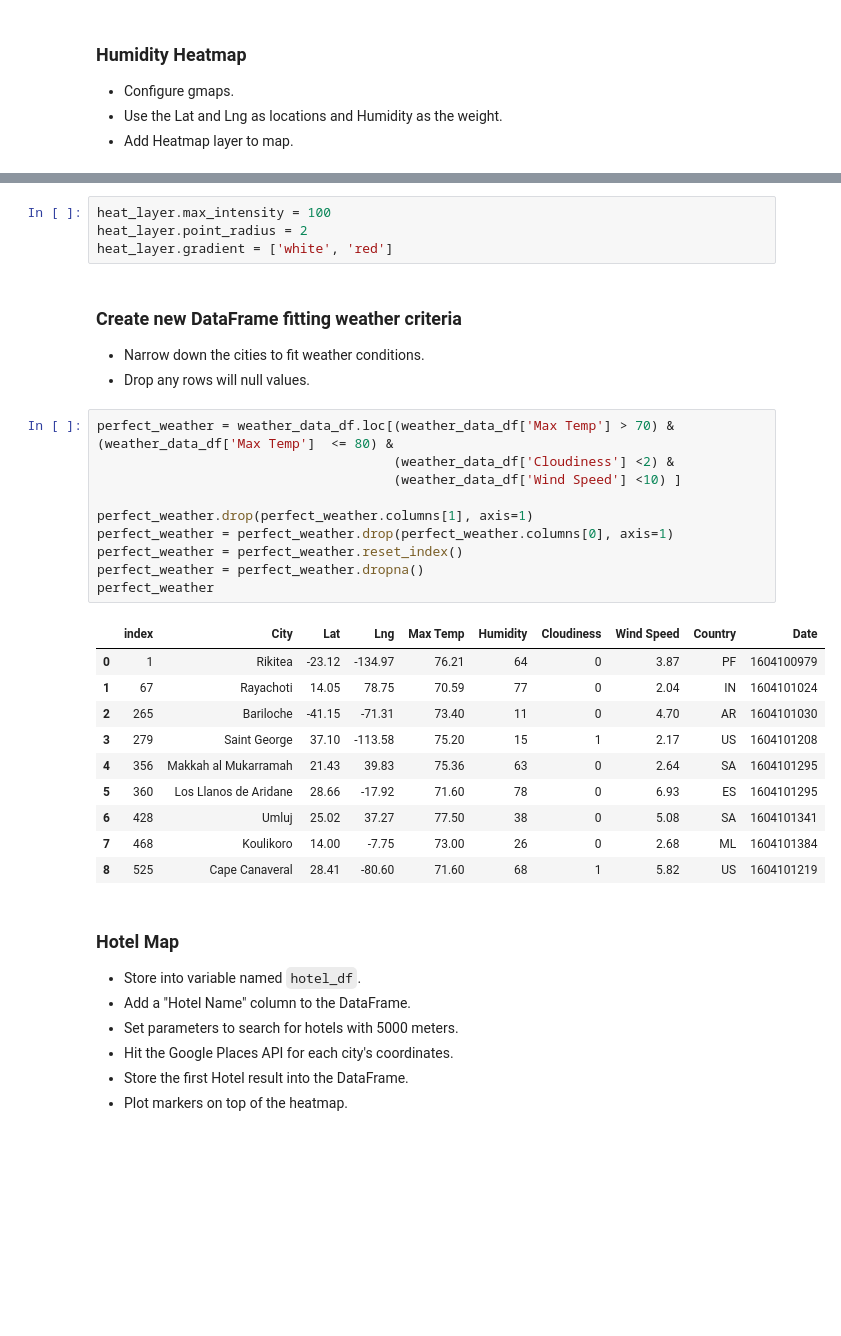
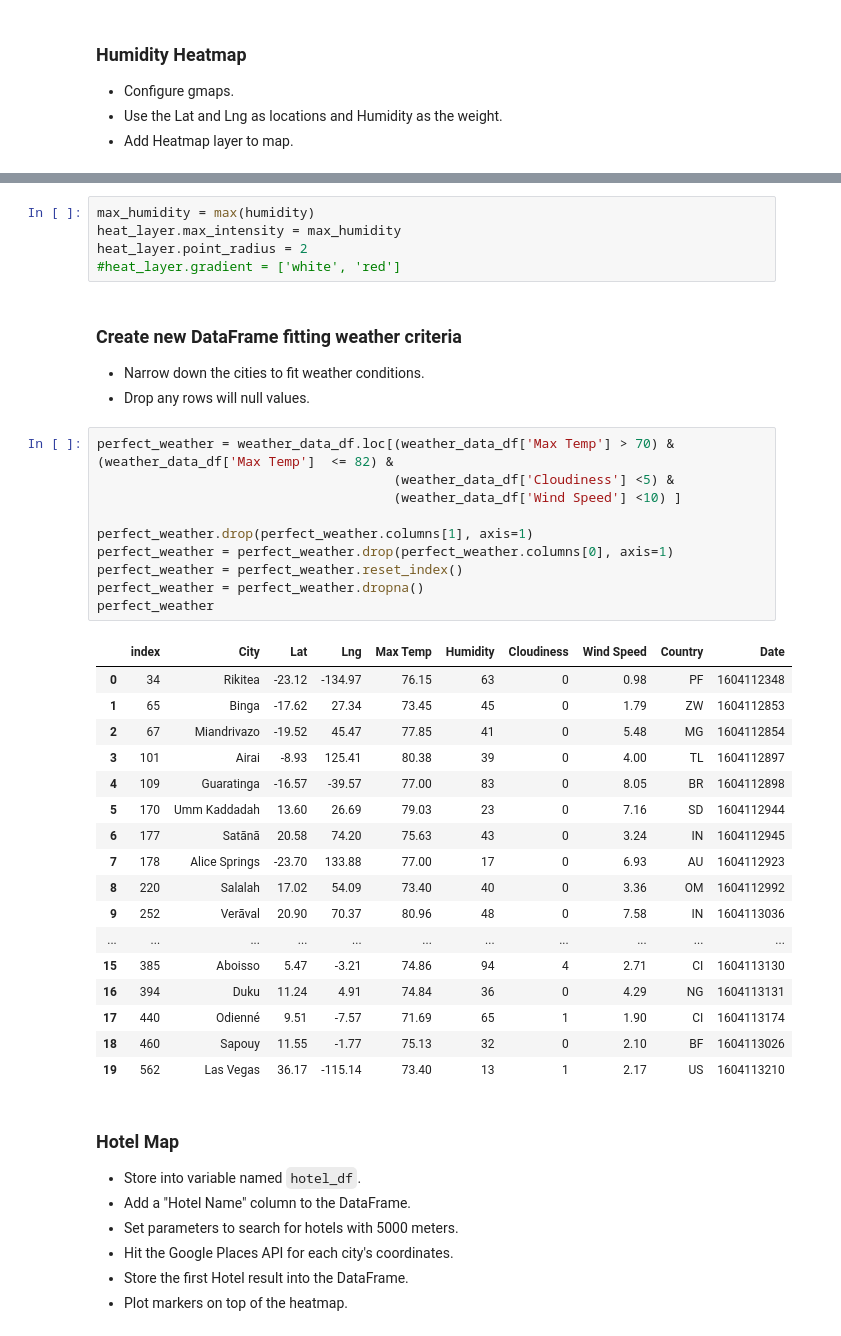
Before and after one commit to kdevanath/Python-API-Challenge, a Jupyter notebook: Vacation/VacationPy.ipynb, the cells around one changed output, grey strips where cells are left out. Cells and saved outputs as stored; diff of their text form; blank space fills up the shorter version.

```diff
--- a/Vacation/VacationPy.ipynb
+++ b/Vacation/VacationPy.ipynb
@@ -73,32 +77,40 @@ Figure(layout=FigureLayout(border='1px solid black', height='400px', margin='0 a
 # %%
-heat_layer.max_intensity = 100
+max_humidity = max(humidity)
+heat_layer.max_intensity = max_humidity
 heat_layer.point_radius = 2
-heat_layer.gradient = ['white', 'red']
+#heat_layer.gradient = ['white', 'red']
 # %% [markdown]
 ### Create new DataFrame fitting weather criteria
 * Narrow down the cities to fit weather conditions.
 * Drop any rows will null values.
 # %%
-perfect_weather = weather_data_df.loc[(weather_data_df['Max Temp'] > 70) & (weather_data_df['Max Temp']  <= 80) &
-                                      (weather_data_df['Cloudiness'] <2) &
+perfect_weather = weather_data_df.loc[(weather_data_df['Max Temp'] > 70) & (weather_data_df['Max Temp']  <= 82) &
+                                      (weather_data_df['Cloudiness'] <5) &
                                       (weather_data_df['Wind Speed'] <10) ]
 
 perfect_weather.drop(perfect_weather.columns[1], axis=1)
 perfect_weather = perfect_weather.drop(perfect_weather.columns[0], axis=1)
 perfect_weather = perfect_weather.reset_index()
 perfect_weather = perfect_weather.dropna()
 perfect_weather
 # %% [output]
 |  | index | City | Lat | Lng | Max Temp | Humidity | Cloudiness | Wind Speed | Country | Date |
-| 0 | 1 | Rikitea | -23.12 | -134.97 | 76.21 | 64 | 0 | 3.87 | PF | 1604100979 |
-| 1 | 67 | Rayachoti | 14.05 | 78.75 | 70.59 | 77 | 0 | 2.04 | IN | 1604101024 |
-| 2 | 265 | Bariloche | -41.15 | -71.31 | 73.40 | 11 | 0 | 4.70 | AR | 1604101030 |
-| 3 | 279 | Saint George | 37.10 | -113.58 | 75.20 | 15 | 1 | 2.17 | US | 1604101208 |
-| 4 | 356 | Makkah al Mukarramah | 21.43 | 39.83 | 75.36 | 63 | 0 | 2.64 | SA | 1604101295 |
-| 5 | 360 | Los Llanos de Aridane | 28.66 | -17.92 | 71.60 | 78 | 0 | 6.93 | ES | 1604101295 |
-| 6 | 428 | Umluj | 25.02 | 37.27 | 77.50 | 38 | 0 | 5.08 | SA | 1604101341 |
-| 7 | 468 | Koulikoro | 14.00 | -7.75 | 73.00 | 26 | 0 | 2.68 | ML | 1604101384 |
-| 8 | 525 | Cape Canaveral | 28.41 | -80.60 | 71.60 | 68 | 1 | 5.82 | US | 1604101219 |
+| 0 | 34 | Rikitea | -23.12 | -134.97 | 76.15 | 63 | 0 | 0.98 | PF | 1604112348 |
+| 1 | 65 | Binga | -17.62 | 27.34 | 73.45 | 45 | 0 | 1.79 | ZW | 1604112853 |
+| 2 | 67 | Miandrivazo | -19.52 | 45.47 | 77.85 | 41 | 0 | 5.48 | MG | 1604112854 |
+| 3 | 101 | Airai | -8.93 | 125.41 | 80.38 | 39 | 0 | 4.00 | TL | 1604112897 |
+| 4 | 109 | Guaratinga | -16.57 | -39.57 | 77.00 | 83 | 0 | 8.05 | BR | 1604112898 |
+| 5 | 170 | Umm Kaddadah | 13.60 | 26.69 | 79.03 | 23 | 0 | 7.16 | SD | 1604112944 |
+| 6 | 177 | Satānā | 20.58 | 74.20 | 75.63 | 43 | 0 | 3.24 | IN | 1604112945 |
+| 7 | 178 | Alice Springs | -23.70 | 133.88 | 77.00 | 17 | 0 | 6.93 | AU | 1604112923 |
+| 8 | 220 | Salalah | 17.02 | 54.09 | 73.40 | 40 | 0 | 3.36 | OM | 1604112992 |
+| 9 | 252 | Verāval | 20.90 | 70.37 | 80.96 | 48 | 0 | 7.58 | IN | 1604113036 |
+| ... | ... | ... | ... | ... | ... | ... | ... | ... | ... | ... |
+| 15 | 385 | Aboisso | 5.47 | -3.21 | 74.86 | 94 | 4 | 2.71 | CI | 1604113130 |
+| 16 | 394 | Duku | 11.24 | 4.91 | 74.84 | 36 | 0 | 4.29 | NG | 1604113131 |
+| 17 | 440 | Odienné | 9.51 | -7.57 | 71.69 | 65 | 1 | 1.90 | CI | 1604113174 |
+| 18 | 460 | Sapouy | 11.55 | -1.77 | 75.13 | 32 | 0 | 2.10 | BF | 1604113026 |
+| 19 | 562 | Las Vegas | 36.17 | -115.14 | 73.40 | 13 | 1 | 2.17 | US | 1604113210 |
 # %% [markdown]
 ### Hotel Map
 * Store into variable named `hotel_df`.
```
Also changed, not shown: parts of 9 cells of this notebook, 10 other files.
